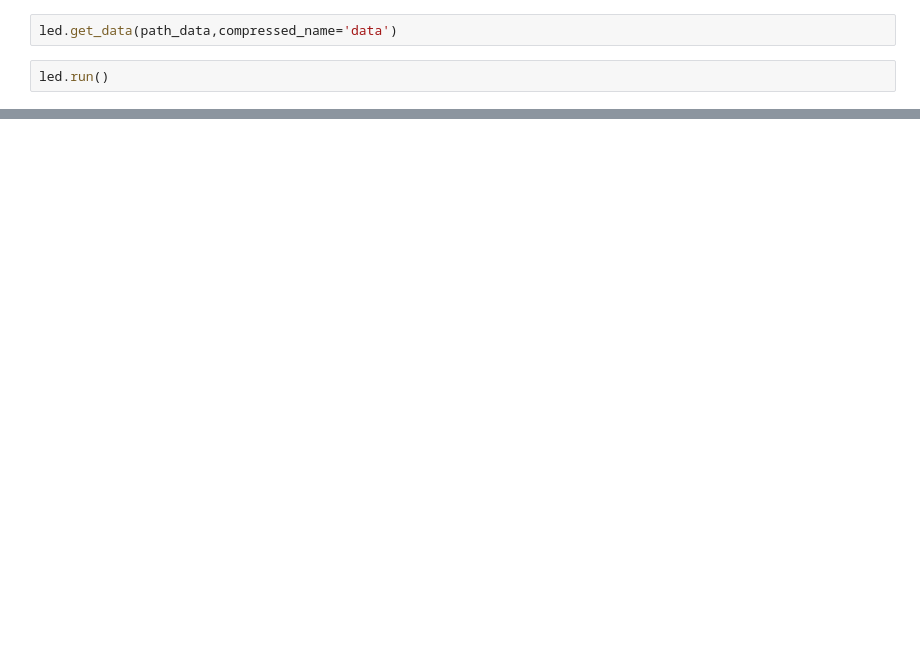
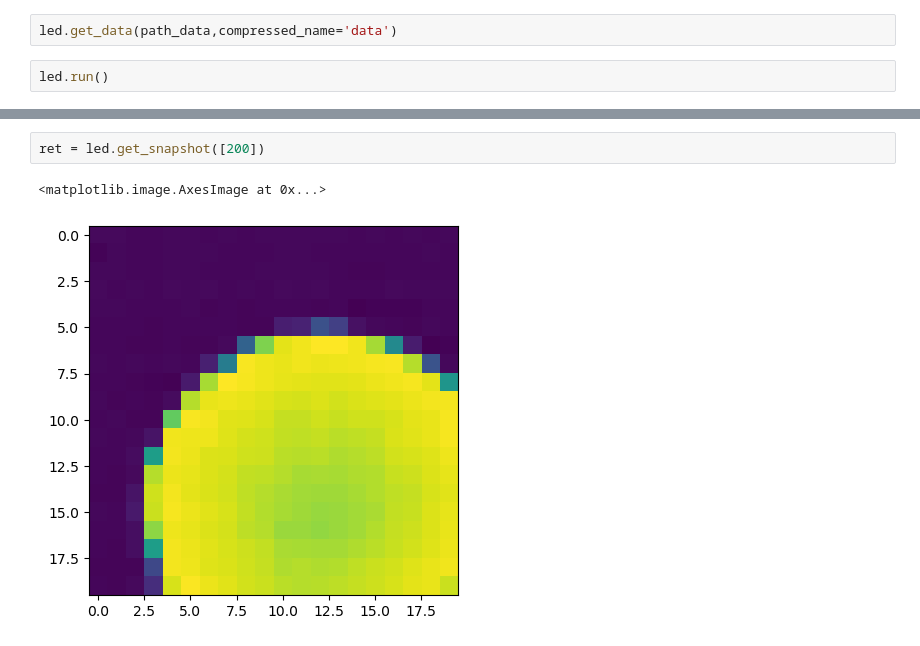
Before and after one commit to ibismanu/PACSproject_LED, a Jupyter notebook: examples/Fithug-Nagumo/main.ipynb, the cells around one changed output, grey strips where cells are left out. Saved outputs shown, nothing was run; the diff lists cells and outputs as text; blank space fills up the shorter version.

```diff
--- a/examples/Fithug-Nagumo/main.ipynb
+++ b/examples/Fithug-Nagumo/main.ipynb
@@ -44 +40,6 @@ print(err)
+# %%
+ret = led.get_snapshot([200])
+# %% [output]
+<matplotlib.image.AxesImage at 0x...>
+[figure, added]
 # %%
```
Also changed, not shown: parts of 4 cells of this notebook, 38 other files.
